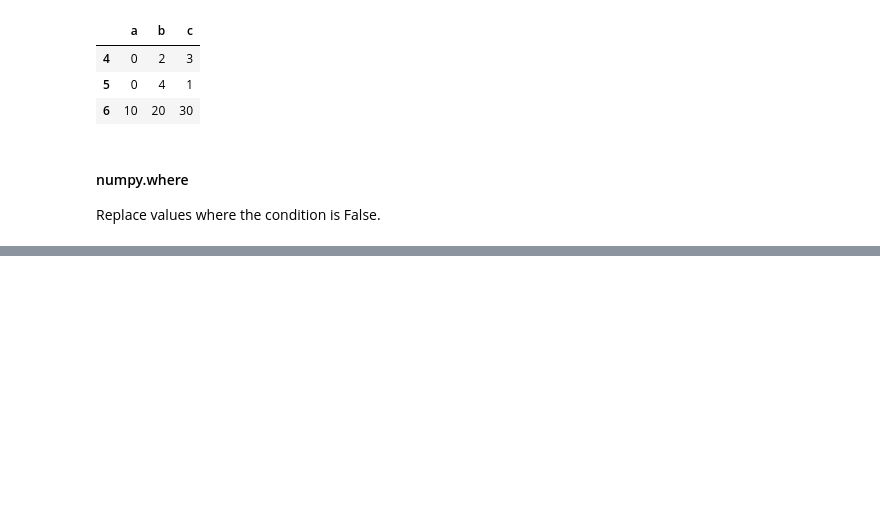
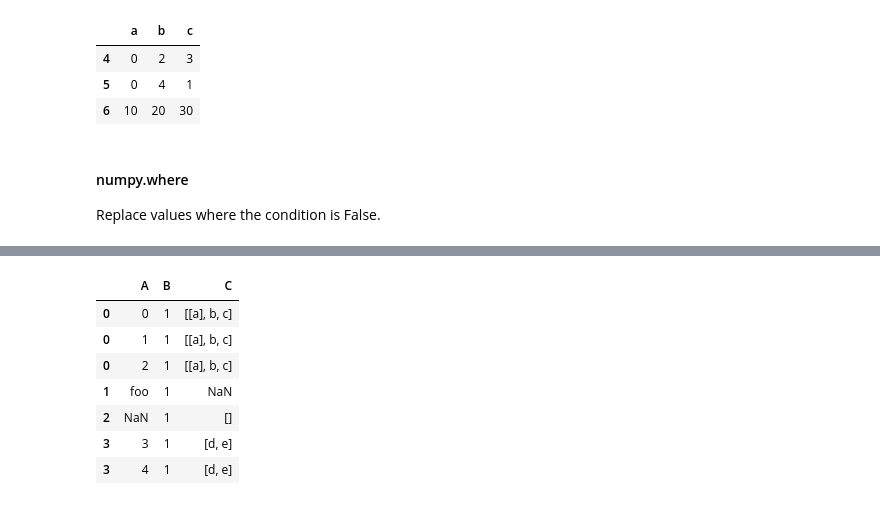
Before and after one commit to michaelmedina10/estudos-python, a Jupyter notebook: pandas/pandas_basic.ipynb, the cells around one changed output, grey strips where cells are left out. Cells and saved outputs as stored; diff of their text form; code cells hidden in the pictures; blank space fills up the shorter version.

```diff
--- a/pandas/pandas_basic.ipynb
+++ b/pandas/pandas_basic.ipynb
@@ -214,0 +233,8 @@ df
+# %%
+import pandas as pd
+
+df = pd.DataFrame({'A': [[0, 1, 2], 'foo', [], [3, 4]],
+                   'B': 1,
+                   'C': [[['a'], 'b', 'c'], np.nan, [], ['d', 'e']]})
+
+df
@@ -214,0 +247,11 @@ df
+# %%
+df.explode("A")
+# %% [output]
+|  | A | B | C |
+| 0 | 0 | 1 | [[a], b, c] |
+| 0 | 1 | 1 | [[a], b, c] |
+| 0 | 2 | 1 | [[a], b, c] |
+| 1 | foo | 1 | NaN |
+| 2 | NaN | 1 | [] |
+| 3 | 3 | 1 | [d, e] |
+| 3 | 4 | 1 | [d, e] |
```
Also changed, not shown: parts of 27 cells of this notebook.
